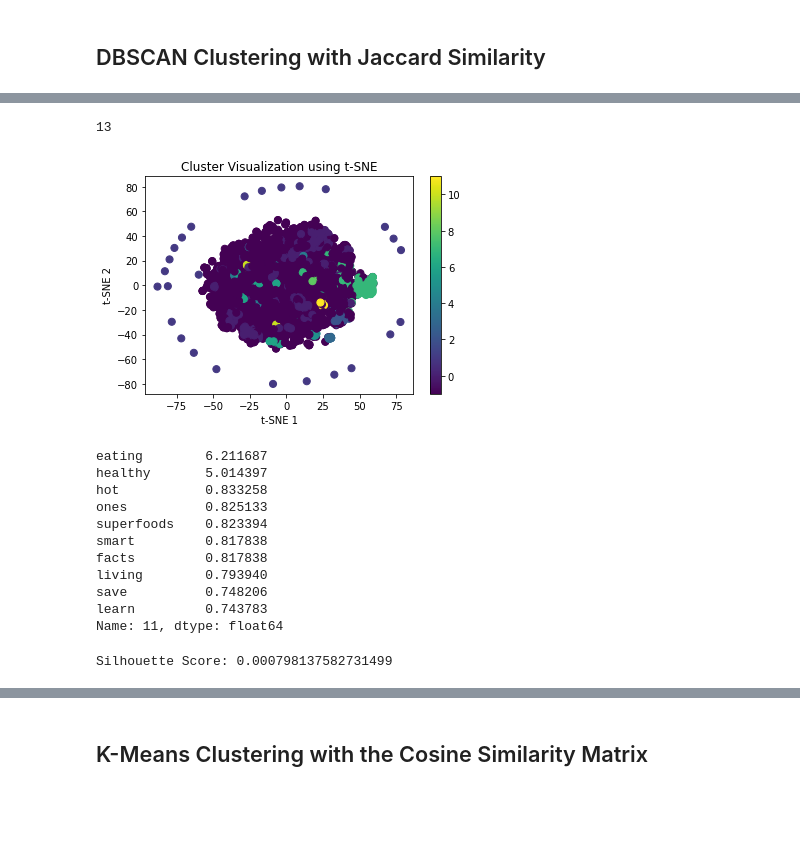
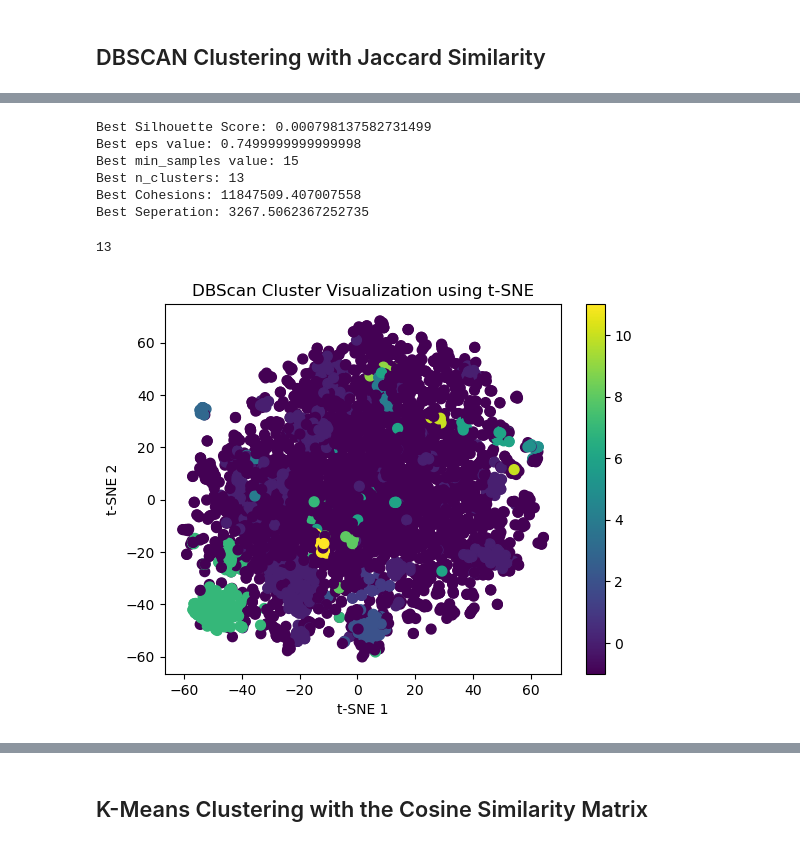
Before and after one commit to kyleronc/TweetClustering, a Jupyter notebook: Code/Code.ipynb, the cells around one changed output, grey strips where cells are left out. Saved outputs shown, nothing was run; the diff lists cells and outputs as text; code cells hidden in the pictures; blank space fills up the shorter version.

```diff
--- a/Code/Code.ipynb
+++ b/Code/Code.ipynb
@@ -248,3 +206,47 @@ Best Seperation: 3267.506236725273
+# %%
+from sklearn.cluster import DBSCAN
+from sklearn.metrics import silhouette_score
+
+eps_values = np.arange(0.2, 1.0, 0.05)  # Adjust the start, end, and step values as needed
+min_samples_values = np.arange(5, 50, 2)  # Adjust the start, end, and step values as needed
+
+best_eps = None
+best_min_samples = None
+best_score = -1
+X = 1-jaccard_similarities
+
+for eps in eps_values:
+    for min_samples in min_samples_values:
+        dbscan = DBSCAN(eps=eps, min_samples=min_samples, metric='precomputed')
+        clusters = dbscan.fit_predict(1-jaccard_similarities)
+
+        # Calculate silhouette score only for valid clusterings
+        n_clusters = len(np.unique(clusters))
+        if n_clusters > 10 and n_clusters < len(clusters):
+            score = silhouette_score(X, clusters, metric='precomputed')
+            cohesion = compute_cohesion(clusters, X)
+            separation = compute_separation(clusters, X)
+            if score > best_score:
+                best_n_clusters = n_clusters
+                best_score = score
+                best_eps = eps
+                best_min_samples = min_samples
+                best_cohesion = cohesion
+                best_seperation = separation
+
+print(f"Best Silhouette Score: {best_score}")
+print(f"Best eps value: {best_eps}")
+print(f"Best min_samples value: {best_min_samples}")
+print(f"Best n_clusters: {best_n_clusters}")
+print(f"Best Cohesions: {best_cohesion}")
+print(f"Best Seperation: {best_seperation}")
+# %% [output]
+Best Silhouette Score: 0.000798137582731499
+Best eps value: 0.7499999999999998
+Best min_samples value: 15
+Best n_clusters: 13
+Best Cohesions: 11847509.407007558
+Best Seperation: 3267.5062367252735
 # %%
 from sklearn.cluster import DBSCAN
 from sklearn.metrics import silhouette_score
@@ -279,36 +281,14 @@ dense_binary_matrix = binary_matrix.toarray()
 # %%
 dense_binary_matrix = binary_matrix.toarray()
 
 tsne = TSNE(n_components=2, metric='cosine', random_state=42, init='random')
 reduced_data = tsne.fit_transform(dense_binary_matrix)
 
 plt.scatter(reduced_data[:, 0], reduced_data[:, 1], c=cluster_labels, cmap='viridis', marker='o', s=50)
 plt.xlabel('t-SNE 1')
 plt.ylabel('t-SNE 2')
-plt.title('Cluster Visualization using t-SNE')
+plt.title('DBScan Cluster Visualization using t-SNE')
 plt.colorbar()
 plt.show()
 # %% [output]
-[figure, old version]
+[figure, new version]
-# %%
-terms = getMostCommonTerms(tweetVectorDataFrame, dbscan.labels_, 11);
-print(terms)
-# %% [output]
-eating        6.211687
-healthy       5.014397
-hot           0.833258
-ones          0.825133
-superfoods    0.823394
-smart         0.817838
-facts         0.817838
-living        0.793940
-save          0.748206
-learn         0.743783
-Name: 11, dtype: float64
-# %%
-from sklearn.metrics import silhouette_score
-
-score = silhouette_score(1-jaccard_similarities, clusters, metric='precomputed')
-print("Silhouette Score:", score)
-# %% [output]
-Silhouette Score: 0.000798137582731499
```
Also changed, not shown: parts of 62 cells of this notebook.
